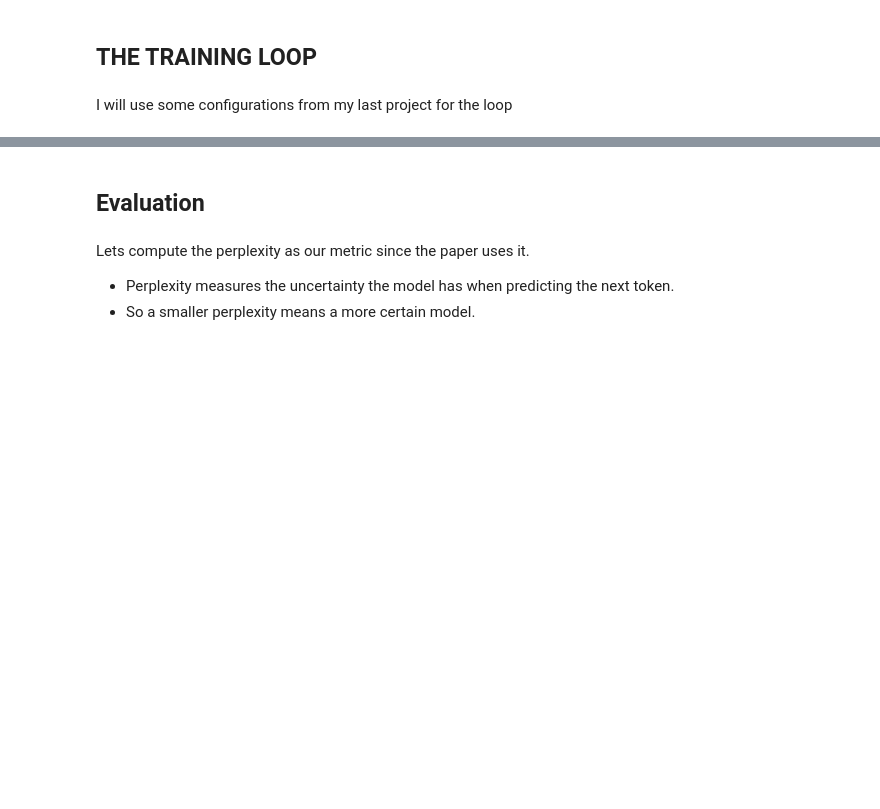
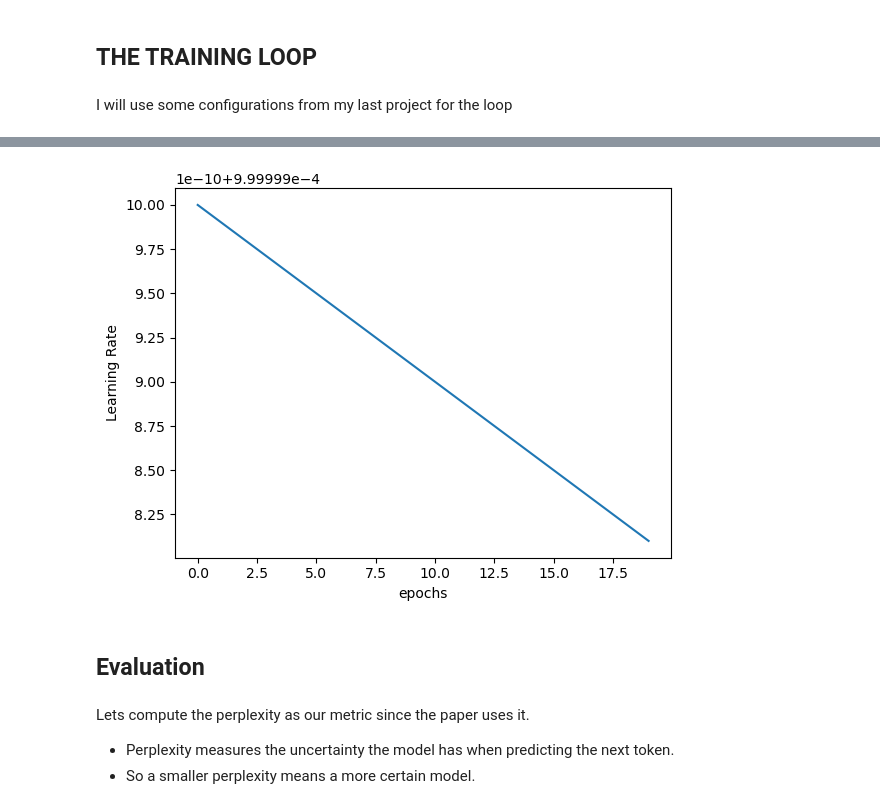
Before and after one commit to SHIXOOM/Language-Modeling-from-Scratch, a Jupyter notebook: Neural Probabilistic Language Model/Neural Probabilistic Language Model.ipynb, the cells around one changed output, grey strips where cells are left out. Drawn from its saved outputs; the diff is of its cells as text; code cells hidden in the pictures; blank space fills up the shorter version.

```diff
--- a/Neural Probabilistic Language Model/Neural Probabilistic Language Model.ipynb
+++ b/Neural Probabilistic Language Model/Neural Probabilistic Language Model.ipynb
@@ -701,3 +745,10 @@ for epoch in range(epochs):
+# %%
+plt.plot(range(len(train_learning_rate)), train_learning_rate)
+plt.xlabel("epochs")
+plt.ylabel("Learning Rate")
+plt.show()
+# %% [output]
+[figure, added]
 # %% [markdown]
 ## Evaluation
 # %% [markdown]
```
Also changed, not shown: parts of 26 cells of this notebook.
